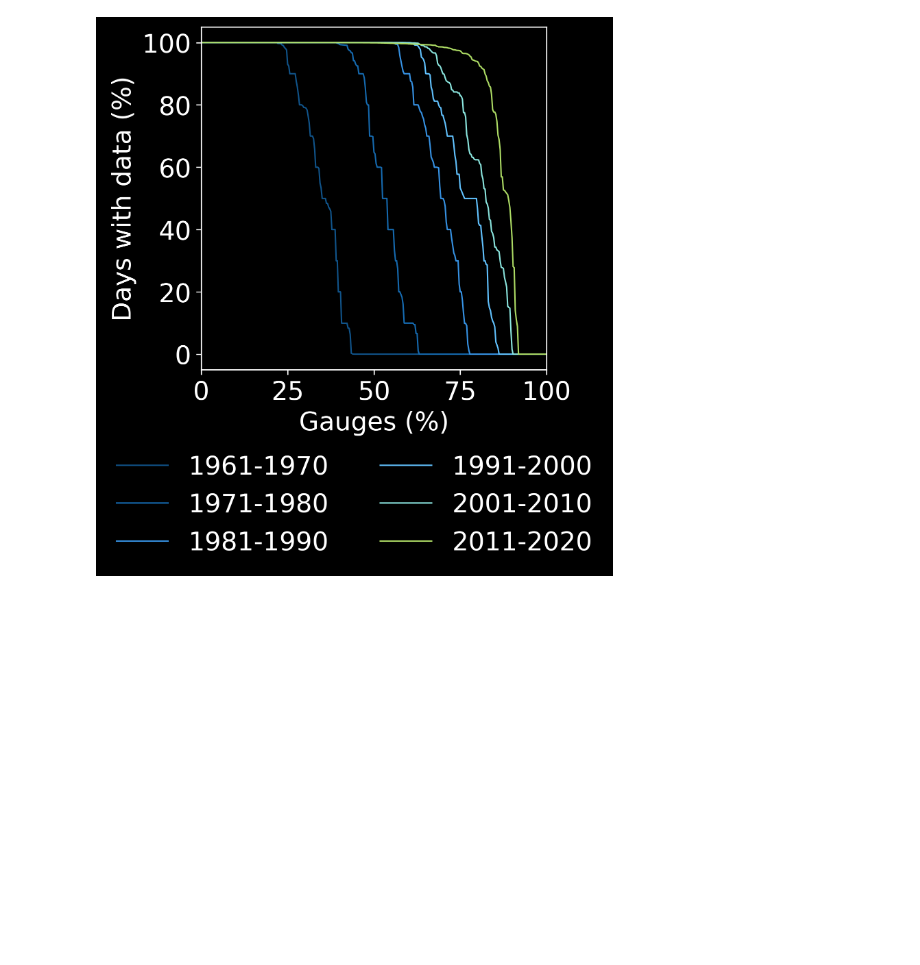
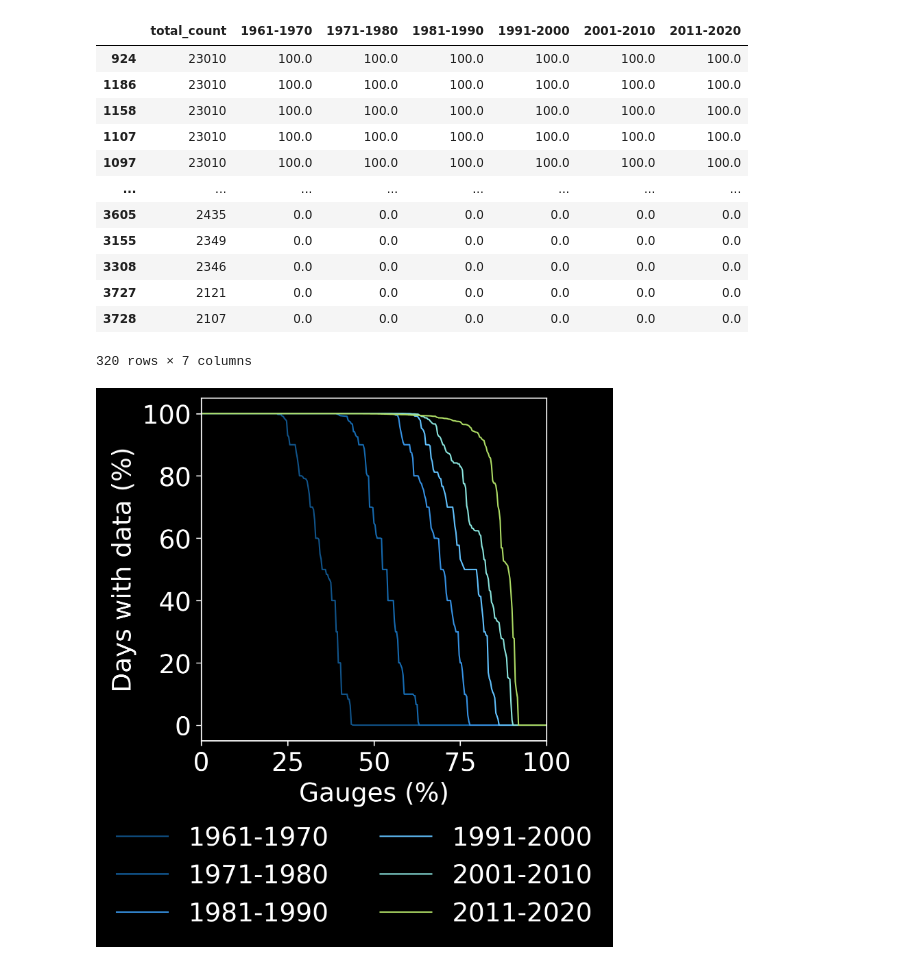
Before and after one commit to iiroseppa/CAMELS-FI, a Jupyter notebook: scripts/visualization/flow_availability.ipynb, the cells around one changed output. Saved outputs shown, nothing was run; the diff lists cells and outputs as text; code cells hidden in the pictures; blank space fills up the shorter version.

```diff
--- a/scripts/table_preparation/flow_timeseries_availability.ipynb
+++ b/scripts/visualization/flow_availability.ipynb
@@ -63 +96,17 @@ for decade in decades:
+# %%
+counts
+# %% [output]
+|  | total_count | 1961-1970 | 1971-1980 | 1981-1990 | 1991-2000 | 2001-2010 | 2011-2020 |
+| 924 | 23010 | 100.0 | 100.0 | 100.0 | 100.0 | 100.0 | 100.0 |
+| 1186 | 23010 | 100.0 | 100.0 | 100.0 | 100.0 | 100.0 | 100.0 |
+| 1158 | 23010 | 100.0 | 100.0 | 100.0 | 100.0 | 100.0 | 100.0 |
+| 1107 | 23010 | 100.0 | 100.0 | 100.0 | 100.0 | 100.0 | 100.0 |
+| 1097 | 23010 | 100.0 | 100.0 | 100.0 | 100.0 | 100.0 | 100.0 |
+| ... | ... | ... | ... | ... | ... | ... | ... |
+| 3605 | 2435 | 0.0 | 0.0 | 0.0 | 0.0 | 0.0 | 0.0 |
+| 3155 | 2349 | 0.0 | 0.0 | 0.0 | 0.0 | 0.0 | 0.0 |
+| 3308 | 2346 | 0.0 | 0.0 | 0.0 | 0.0 | 0.0 | 0.0 |
+| 3727 | 2121 | 0.0 | 0.0 | 0.0 | 0.0 | 0.0 | 0.0 |
+| 3728 | 2107 | 0.0 | 0.0 | 0.0 | 0.0 | 0.0 | 0.0 |
+320 rows × 7 columns
 # %%
```
Also changed, not shown: parts of 14 cells of this notebook, 40 other files.
